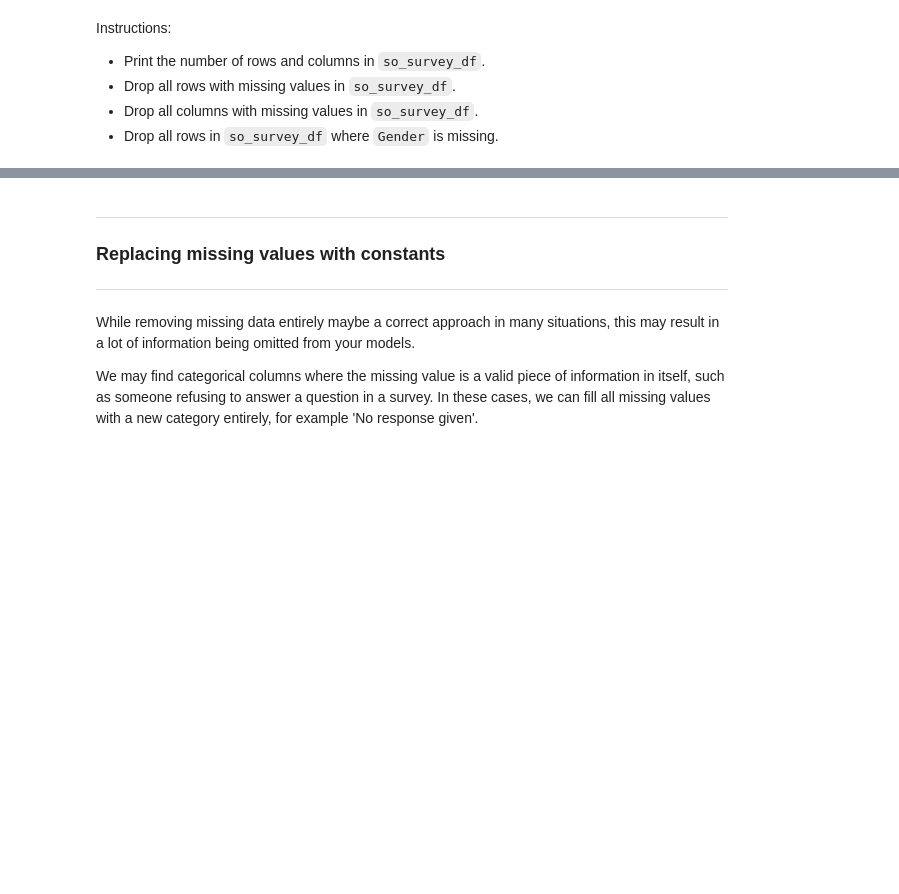
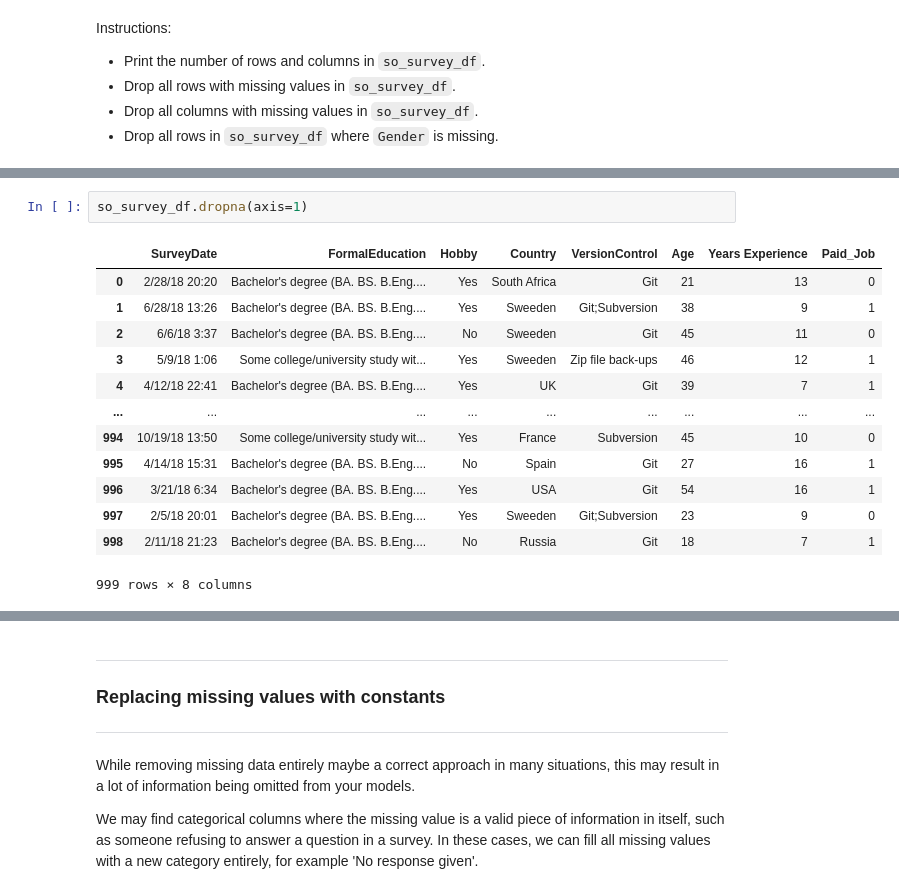
Before and after one commit to NehaNeha417/ML_SHALA, a Jupyter notebook: Assignment_ML_L6.ipynb, the cells around one changed output, grey strips where cells are left out. Saved outputs shown, nothing was run; the diff lists cells and outputs as text; blank space fills up the shorter version.

```diff
--- a/Assignment_ML_L6.ipynb
+++ b/Assignment_ML_L6.ipynb
@@ -297,0 +316,16 @@ Instructions:
+# %%
+so_survey_df.dropna(axis=1)
+# %% [output]
+|  | SurveyDate | FormalEducation | Hobby | Country | VersionControl | Age | Years Experience | Paid_Job |
+| 0 | 2/28/18 20:20 | Bachelor's degree (BA. BS. B.Eng.... | Yes | South Africa | Git | 21 | 13 | 0 |
+| 1 | 6/28/18 13:26 | Bachelor's degree (BA. BS. B.Eng.... | Yes | Sweeden | Git;Subversion | 38 | 9 | 1 |
+| 2 | 6/6/18 3:37 | Bachelor's degree (BA. BS. B.Eng.... | No | Sweeden | Git | 45 | 11 | 0 |
+| 3 | 5/9/18 1:06 | Some college/university study wit... | Yes | Sweeden | Zip file back-ups | 46 | 12 | 1 |
+| 4 | 4/12/18 22:41 | Bachelor's degree (BA. BS. B.Eng.... | Yes | UK | Git | 39 | 7 | 1 |
+| ... | ... | ... | ... | ... | ... | ... | ... | ... |
+| 994 | 10/19/18 13:50 | Some college/university study wit... | Yes | France | Subversion | 45 | 10 | 0 |
+| 995 | 4/14/18 15:31 | Bachelor's degree (BA. BS. B.Eng.... | No | Spain | Git | 27 | 16 | 1 |
+| 996 | 3/21/18 6:34 | Bachelor's degree (BA. BS. B.Eng.... | Yes | USA | Git | 54 | 16 | 1 |
+| 997 | 2/5/18 20:01 | Bachelor's degree (BA. BS. B.Eng.... | Yes | Sweeden | Git;Subversion | 23 | 9 | 0 |
+| 998 | 2/11/18 21:23 | Bachelor's degree (BA. BS. B.Eng.... | No | Russia | Git | 18 | 7 | 1 |
+999 rows × 8 columns
```
Also changed, not shown: parts of 5 cells of this notebook.
